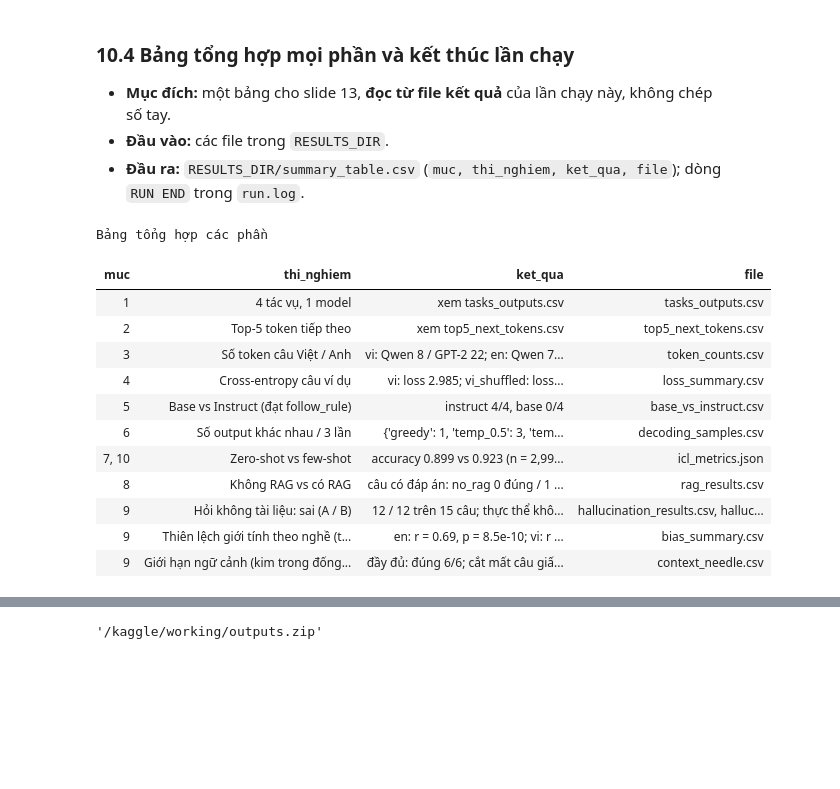
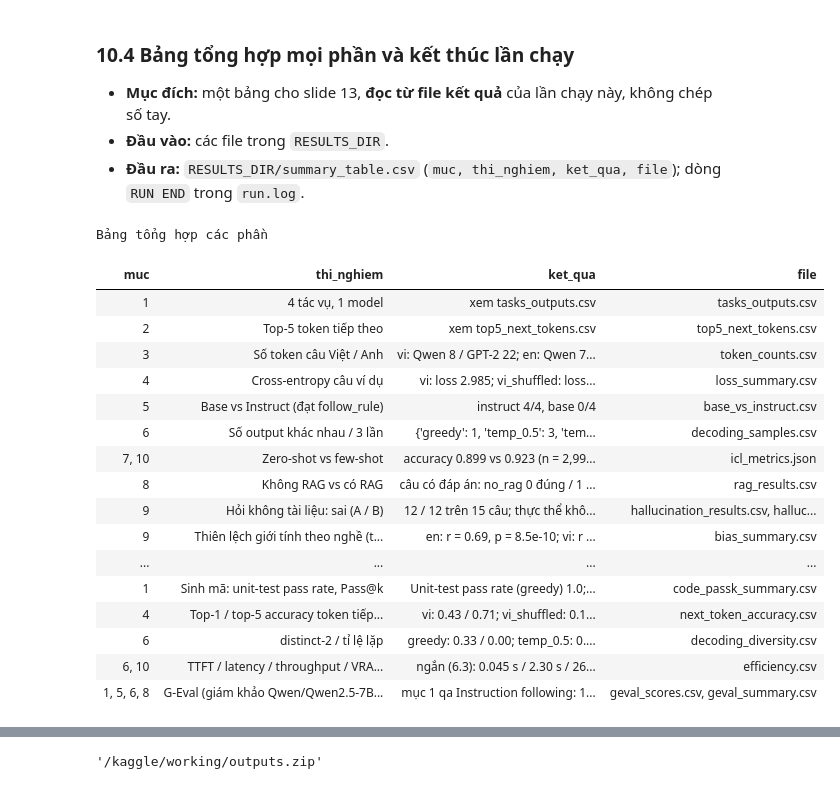
Before and after one commit to pptthu/LLMs_DL, a Jupyter notebook: notebook/llm_presentation.ipynb, the cells around one changed output, grey strips where cells are left out. Drawn from its saved outputs; the diff is of its cells as text; code cells hidden in the pictures; blank space fills up the shorter version.

```diff
--- a/notebook/llm_presentation.ipynb
+++ b/notebook/llm_presentation.ipynb
@@ -4225,6 +4872,13 @@ fict_j = pd.concat([fict["judged_A"], fict["judged_B"]])
 bias = pd.read_csv(R / "bias_summary.csv")
 needle = pd.read_csv(R / "context_needle.csv")
 bias_m = bias[bias["variant"].str.startswith("trung bình")].set_index("lang")
+lex = pd.read_csv(R / "lexical_metrics.csv")
+de = pd.read_csv(R / "deepeval_summary.csv")
+pk = pd.read_csv(R / "code_passk_summary.csv")
+nta = pd.read_csv(R / "next_token_accuracy.csv")
+div = pd.read_csv(R / "decoding_diversity.csv")
+eff = pd.read_csv(R / "efficiency.csv")
+ge = pd.read_csv(R / "geval_summary.csv")
 
 
 def tok_count(lang: str, name: str) -> int:
@@ -4260,32 +4914,48 @@ summary_rows = [
                                              f"trên {len(hal)} câu; thực thể không tồn tại: bịa {(fict_j == 'Sai').sum()}/{len(fict_j)} lần hỏi",
      "hallucination_results.csv, hallucination_fictitious.csv"),
     ("9", "Thiên lệch giới tính theo nghề (tương quan % nữ thật và lựa chọn đại từ của model)",
      "; ".join(f"{l}: r = {r.pearson_r:.2f}, p = {r.p_value:.2g}" for l, r in bias_m.iterrows()), "bias_summary.csv"),
     ("9", "Giới hạn ngữ cảnh (kim trong đống rơm)",
      f"đầy đủ: đúng {int(needle[needle['input'] == 'đầy đủ']['correct'].sum())}/{int((needle['input'] == 'đầy đủ').sum())}; "
      f"cắt mất câu giấu: đúng {int(needle[~needle['needle_in_input']]['correct'].sum())}/{int((~needle['needle_in_input']).sum())}",
      "context_needle.csv"),
+    ("1, 8", "Exact Match, token F1, BLEU, ROUGE", "; ".join(f"{t} {m} {v}" for t, m, v in lex[["tac_vu", "metric", "gia_tri"]].values),
+     "lexical_metrics.csv, qa_em_f1.csv"),
+    ("8", f"DeepEval (giám khảo {JUDGE_MODEL})", "; ".join(f"{m} {md_}: {v:.3f} (lỗi {e})" for m, md_, v, e in
+                                                         de[["metric", "mode", "score_mean", "n_loi"]].values),
+     "deepeval_scores.csv, deepeval_summary.csv"),
+    ("1", "Sinh mã: unit-test pass rate, Pass@k", "; ".join(f"{m} {v}" for m, v in pk.values), "code_passk_summary.csv"),
+    ("4", "Top-1 / top-5 accuracy token tiếp theo", "; ".join(f"{s}: {a:.2f} / {b:.2f}" for s, a, b in nta[["sentence_id", "top1_acc", "top5_acc"]].values), "next_token_accuracy.csv"),
+    ("6", "distinct-2 / tỉ lệ lặp", "; ".join(f"{c}: {d:.2f} / {r:.2f}" for c, d, r in div[["config", "distinct_2", "repeat_rate_2"]].values), "decoding_diversity.csv"),
+    ("6, 10", "TTFT / latency / throughput / VRAM đỉnh", "; ".join(f"{p}: {a:.3f} s / {b:.2f} s / {c:.1f} tok/s / {d:.2f} GB" for p, a, b, c, d in eff[["prompt", "ttft_s", "latency_s", "throughput_tok_s", "vram_peak_gb"]].values), "efficiency.csv"),
+    ("1, 5, 6, 8", f"G-Eval (giám khảo {JUDGE_MODEL})", "; ".join(f"mục {m} {g} {c}: {v:.2f}" for m, g, c, v in ge[["muc", "group", "metric", "score_mean"]].values), "geval_scores.csv, geval_summary.csv"),
 ]
 summary_df = pd.DataFrame(summary_rows, columns=["muc", "thi_nghiem", "ket_qua", "file"])
 summary_df.to_csv(R / "summary_table.csv", index=False, encoding="utf-8")
 show_table(summary_df, "Bảng tổng hợp các phần")
 
 log(f"=== PART 10 summary END {now_iso()} ===", part=PART10)
 log(f"[{PART10}] OK {now_iso()} → results/icl_metrics.json, figures/confusion_matrix_icl.png, "
-    f"results/error_analysis_sample.csv, results/summary_table.csv")
+    f"results/error_analysis_sample.csv, results/lexical_metrics.csv, "
+    f"results/deepeval_summary.csv, results/geval_summary.csv, results/summary_table.csv")
 RUN_END = datetime.now(ZoneInfo("Asia/Ho_Chi_Minh"))
 log(f"=== RUN END {RUN_END.isoformat(timespec='seconds')} | tổng thời gian {(RUN_END - RUN_START).total_seconds() / 60:.1f} phút ===")
 # %% [output]
 Bảng tổng hợp các phần
 | muc | thi_nghiem | ket_qua | file |
 | 1 | 4 tác vụ, 1 model | xem tasks_outputs.csv | tasks_outputs.csv |
 | 2 | Top-5 token tiếp theo | xem top5_next_tokens.csv | top5_next_tokens.csv |
 | 3 | Số token câu Việt / Anh | vi: Qwen 8 / GPT-2 22; en: Qwen 7... | token_counts.csv |
 | 4 | Cross-entropy câu ví dụ | vi: loss 2.985; vi_shuffled: loss... | loss_summary.csv |
 | 5 | Base vs Instruct (đạt follow_rule) | instruct 4/4, base 0/4 | base_vs_instruct.csv |
 | 6 | Số output khác nhau / 3 lần | {'greedy': 1, 'temp_0.5': 3, 'tem... | decoding_samples.csv |
 | 7, 10 | Zero-shot vs few-shot | accuracy 0.899 vs 0.923 (n = 2,99... | icl_metrics.json |
 | 8 | Không RAG vs có RAG | câu có đáp án: no_rag 0 đúng / 1 ... | rag_results.csv |
 | 9 | Hỏi không tài liệu: sai (A / B) | 12 / 12 trên 15 câu; thực thể khô... | hallucination_results.csv, halluc... |
 | 9 | Thiên lệch giới tính theo nghề (t... | en: r = 0.69, p = 8.5e-10; vi: r ... | bias_summary.csv |
-| 9 | Giới hạn ngữ cảnh (kim trong đống... | đầy đủ: đúng 6/6; cắt mất câu giấ... | context_needle.csv |
+| ... | ... | ... | ... |
+| 1 | Sinh mã: unit-test pass rate, Pass@k | Unit-test pass rate (greedy) 1.0;... | code_passk_summary.csv |
+| 4 | Top-1 / top-5 accuracy token tiếp... | vi: 0.43 / 0.71; vi_shuffled: 0.1... | next_token_accuracy.csv |
+| 6 | distinct-2 / tỉ lệ lặp | greedy: 0.33 / 0.00; temp_0.5: 0.... | decoding_diversity.csv |
+| 6, 10 | TTFT / latency / throughput / VRA... | ngắn (6.3): 0.045 s / 2.30 s / 26... | efficiency.csv |
+| 1, 5, 6, 8 | G-Eval (giám khảo Qwen/Qwen2.5-7B... | mục 1 qa Instruction following: 1... | geval_scores.csv, geval_summary.csv |
```
Also changed, not shown: parts of 57 cells of this notebook, 1 other file.
